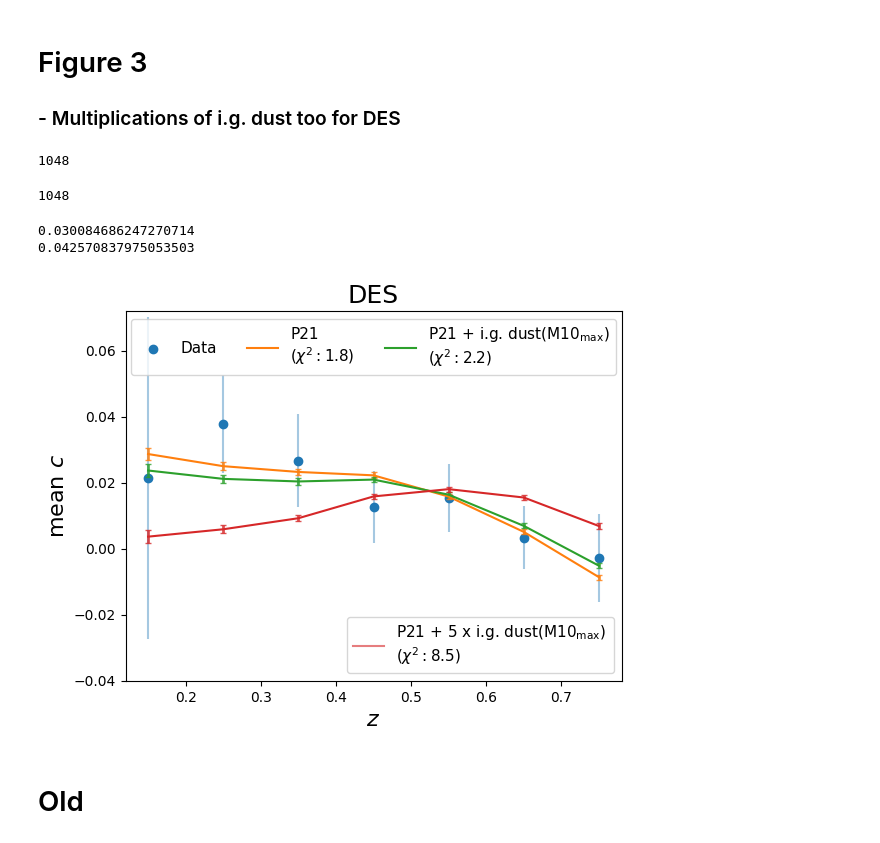
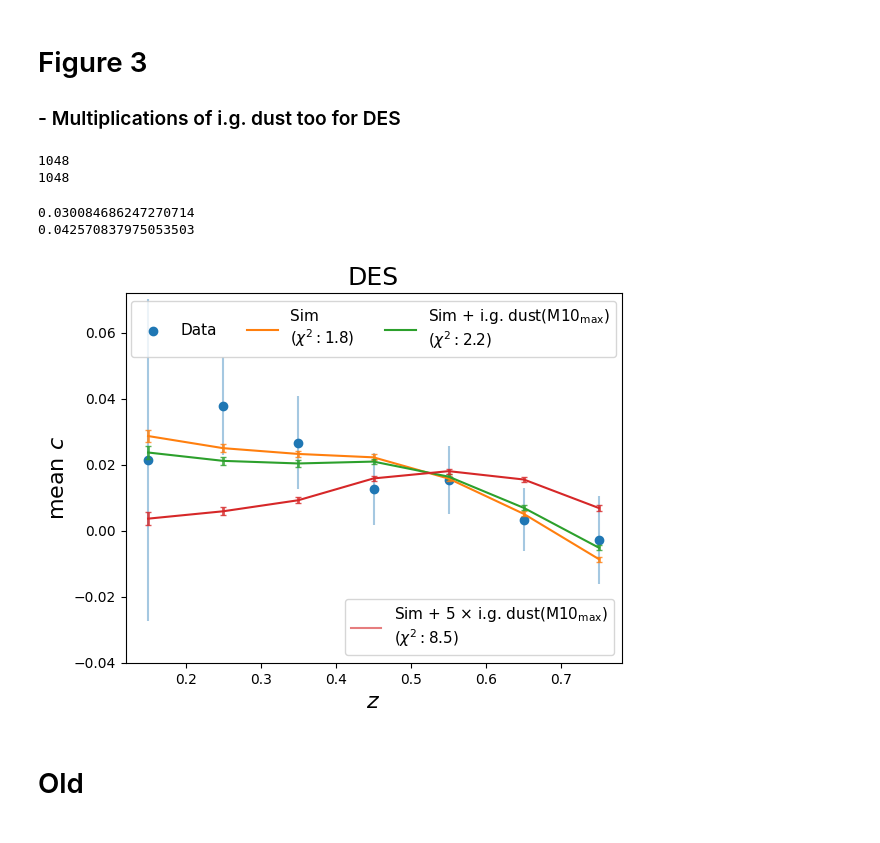
Before and after one commit to erikpeterson23/SN_IG_dust, a Jupyter notebook: RVroman_paper_DES.ipynb, the cells around one changed output. Cells and saved outputs as stored; diff of their text form; code cells hidden in the pictures.

Commit message:
Update notebooks at time of arXiv submission

```diff
--- a/RVroman_paper_DES.ipynb
+++ b/RVroman_paper_DES.ipynb
@@ -199,7 +220,7 @@ def calc_c_vs_z(data,sims_list,zmin=0.0,zmax=0.1,delta=0.1,N=10,offset=0):
 
     total_N_data = 0
 
-    for i in tqdm(range(N)): #was at 5
+    for i in range(N): #was at 5
         shallow_data_z_filt = (data['zHD'] <= z_drop_shallow) & (data['zHD'] > zmin) & (data['zHD'] <= zmax) & (data['PROB_SNNV19'] > 0.5) & (np.isin(data['FIELD'],['E1','E2','S1','S2','X1','X2','C1','C2'])) & (data['IDSURVEY']==10) & (np.abs(data['c'])<0.3) & (np.abs(data['x1'])<3) & (np.abs(data['x1ERR'])<1) & (np.abs(data['PKMJDERR'])<2) & (np.abs(data['FITPROB'])>0.001)
 
         bins = np.arange(-0.3,0.35,0.05)
@@ -348,7 +369,7 @@ _,_,_,ssc4,ssc_s4,_,_,dsc4,dsc_s4 = calc_c_vs_z(data,[P21_corr3],zmin=0.1,zmax=0
 _,_,_,ssc5,ssc_s5,_,_,dsc5,dsc_s5 = calc_c_vs_z(data,[P21_corr5],zmin=0.1,zmax=0.2)
 # %% [output]
 1048
+1048
-1048
 # %%
 wmd4 = weighted_mean_difference(dsc4,ddc,dsc_s4,ddc_s)[0]
 wmd5 = weighted_mean_difference(dsc5,ddc,dsc_s5,ddc_s)[0]
@@ -360,33 +381,34 @@ print(wmd5)
 # %%
 plt.title("DES",fontsize=18)
 plot_c_vs_z(mz[0:len(ddc)],ddc,cerr=ddc_s,label='Data',
             sim=False)
-plot_c_vs_z(mz[0:len(ddc)],np.array(dsc2)-wmd2,cerr=dsc_s2,label=f'P21\n($\chi^2:{chi2(ddc,dsc2-wmd2,ddc_s):.1f}$)',
+plot_c_vs_z(mz[0:len(ddc)],np.array(dsc2)-wmd2,cerr=dsc_s2,label=f'Sim\n($\chi^2:{chi2(ddc,dsc2-wmd2,ddc_s):.1f}$)',
             color='C1')
-plot_c_vs_z(mz[0:len(ddc)],np.array(dsc3)-wmd3,cerr=dsc_s3,label=f'P21 + i.g. dust(M10$_\mathrm{{max}}$)\n($\chi^2:{chi2(ddc,dsc3-wmd3,ddc_s):.1f}$)',
+plot_c_vs_z(mz[0:len(ddc)],np.array(dsc3)-wmd3,cerr=dsc_s3,label=f'Sim + i.g. dust(M10$_\mathrm{{max}}$)\n($\chi^2:{chi2(ddc,dsc3-wmd3,ddc_s):.1f}$)',
             color='C2')
 
 legend1 = plt.legend(loc="upper center",ncol=3,fontsize=11)
 
 # plot_c_vs_z(mz[0:len(ddc)],np.array(dsc4)-wmd4,cerr=dsc_s4,label=None,#f'P21 + 3 x i.g. dust \n($\chi^2:{chi2(ddc,dsc4,ddc_s):.1f}$)',
 #             color='C3')
 plot_c_vs_z(mz[0:len(ddc)],np.array(dsc5)-wmd5,cerr=dsc_s5,label=None,#f'P21 + 5 x i.g. dust \n($\chi^2:{chi2(ddc,dsc5,ddc_s):.1f}$)',
             color='C3')
 ax = plt.gca()
 # blue_dotted = mlines.Line2D([], [], color="C3", linestyle="-", label=f'P21 + 3 x i.g. dust(M10$_\mathrm{{max}}$) \n($\chi^2:{chi2(ddc,dsc4-wmd4,ddc_s):.1f}$)',alpha=0.6)
-orange_dotted = mlines.Line2D([], [], color="C3", linestyle="-", label=f'P21 + 5 x i.g. dust(M10$_\mathrm{{max}}$) \n($\chi^2:{chi2(ddc,dsc5-wmd5,ddc_s):.1f}$)',alpha=0.6)
+orange_dotted = mlines.Line2D([], [], color="C3", linestyle="-", label=fr'Sim + 5 $\times$ i.g. dust(M10$_\mathrm{{max}}$)' \
++ f'\n($\chi^2:{chi2(ddc,dsc5-wmd5,ddc_s):.1f}$)',alpha=0.6)
 legend2 = ax.legend(handles=[orange_dotted],loc='lower right',ncol=1,fontsize=11)
 
 ax.add_artist(legend1)
 
 plt.ylim(-0.04,0.072)
 # plt.xlim(0,1)
 
 plt.savefig("pngs/DES_mult_compare_c_vs_z.png",bbox_inches='tight')
 plt.savefig("pdfs/DES_mult_compare_c_vs_z.pdf",bbox_inches='tight')
 plt.show()
 # %% [output]
-[figure, old version]
+[figure, new version]
 # %% [markdown]
 # Old
 # %%
```
Also changed, not shown: parts of 4 cells of this notebook, 5 other files.
